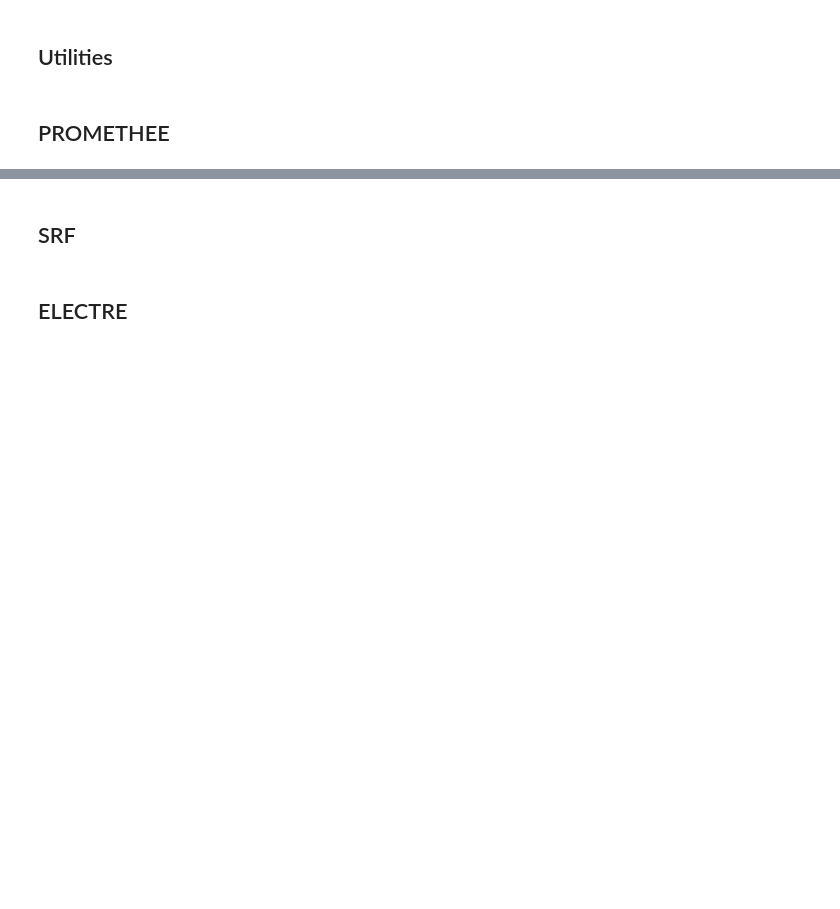
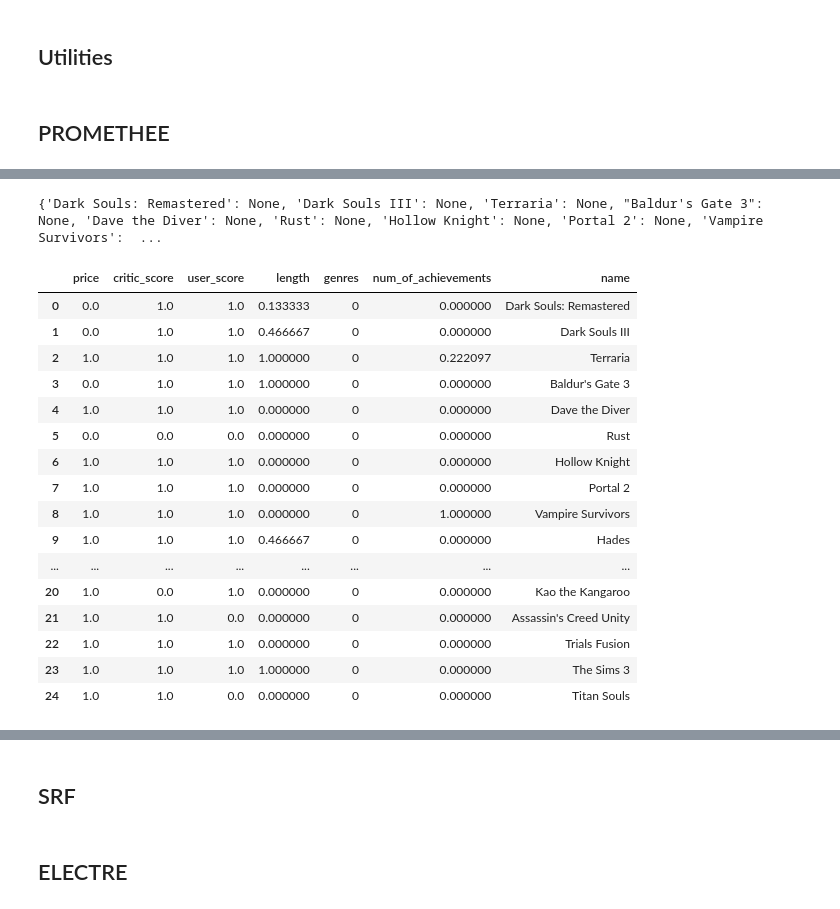
Before and after one commit to MatTheTab/Decision_Analysis, a Jupyter notebook: Project_1/Mat_Decision_Analysis_Project_1.ipynb, the cells around one changed output, grey strips where cells are left out. Saved outputs shown, nothing was run; the diff lists cells and outputs as text; code cells hidden in the pictures; blank space fills up the shorter version.

```diff
--- a/Project_1/Mat_Decision_Analysis_Project_1.ipynb
+++ b/Project_1/Mat_Decision_Analysis_Project_1.ipynb
@@ -172,0 +214,24 @@ Criteria: I wi
+# %%
+result = promete.solve()
+# %% [output]
+{'Dark Souls: Remastered': None, 'Dark Souls III': None, 'Terraria': None, "Baldur's Gate 3": None, 'Dave the Diver': None, 'Rust': None, 'Hollow Knight': None, 'Portal 2': None, 'Vampire Survivors':  ...
+# %%
+result["Rust"]
+# %% [output]
+|  | price | critic_score | user_score | length | genres | num_of_achievements | name |
+| 0 | 0.0 | 1.0 | 1.0 | 0.133333 | 0 | 0.000000 | Dark Souls: Remastered |
+| 1 | 0.0 | 1.0 | 1.0 | 0.466667 | 0 | 0.000000 | Dark Souls III |
+| 2 | 1.0 | 1.0 | 1.0 | 1.000000 | 0 | 0.222097 | Terraria |
+| 3 | 0.0 | 1.0 | 1.0 | 1.000000 | 0 | 0.000000 | Baldur's Gate 3 |
+| 4 | 1.0 | 1.0 | 1.0 | 0.000000 | 0 | 0.000000 | Dave the Diver |
+| 5 | 0.0 | 0.0 | 0.0 | 0.000000 | 0 | 0.000000 | Rust |
+| 6 | 1.0 | 1.0 | 1.0 | 0.000000 | 0 | 0.000000 | Hollow Knight |
+| 7 | 1.0 | 1.0 | 1.0 | 0.000000 | 0 | 0.000000 | Portal 2 |
+| 8 | 1.0 | 1.0 | 1.0 | 0.000000 | 0 | 1.000000 | Vampire Survivors |
+| 9 | 1.0 | 1.0 | 1.0 | 0.466667 | 0 | 0.000000 | Hades |
+| ... | ... | ... | ... | ... | ... | ... | ... |
+| 20 | 1.0 | 0.0 | 1.0 | 0.000000 | 0 | 0.000000 | Kao the Kangaroo |
+| 21 | 1.0 | 1.0 | 0.0 | 0.000000 | 0 | 0.000000 | Assassin's Creed Unity |
+| 22 | 1.0 | 1.0 | 1.0 | 0.000000 | 0 | 0.000000 | Trials Fusion |
+| 23 | 1.0 | 1.0 | 1.0 | 1.000000 | 0 | 0.000000 | The Sims 3 |
+| 24 | 1.0 | 1.0 | 0.0 | 0.000000 | 0 | 0.000000 | Titan Souls |
```
Also changed, not shown: parts of 9 cells of this notebook.
